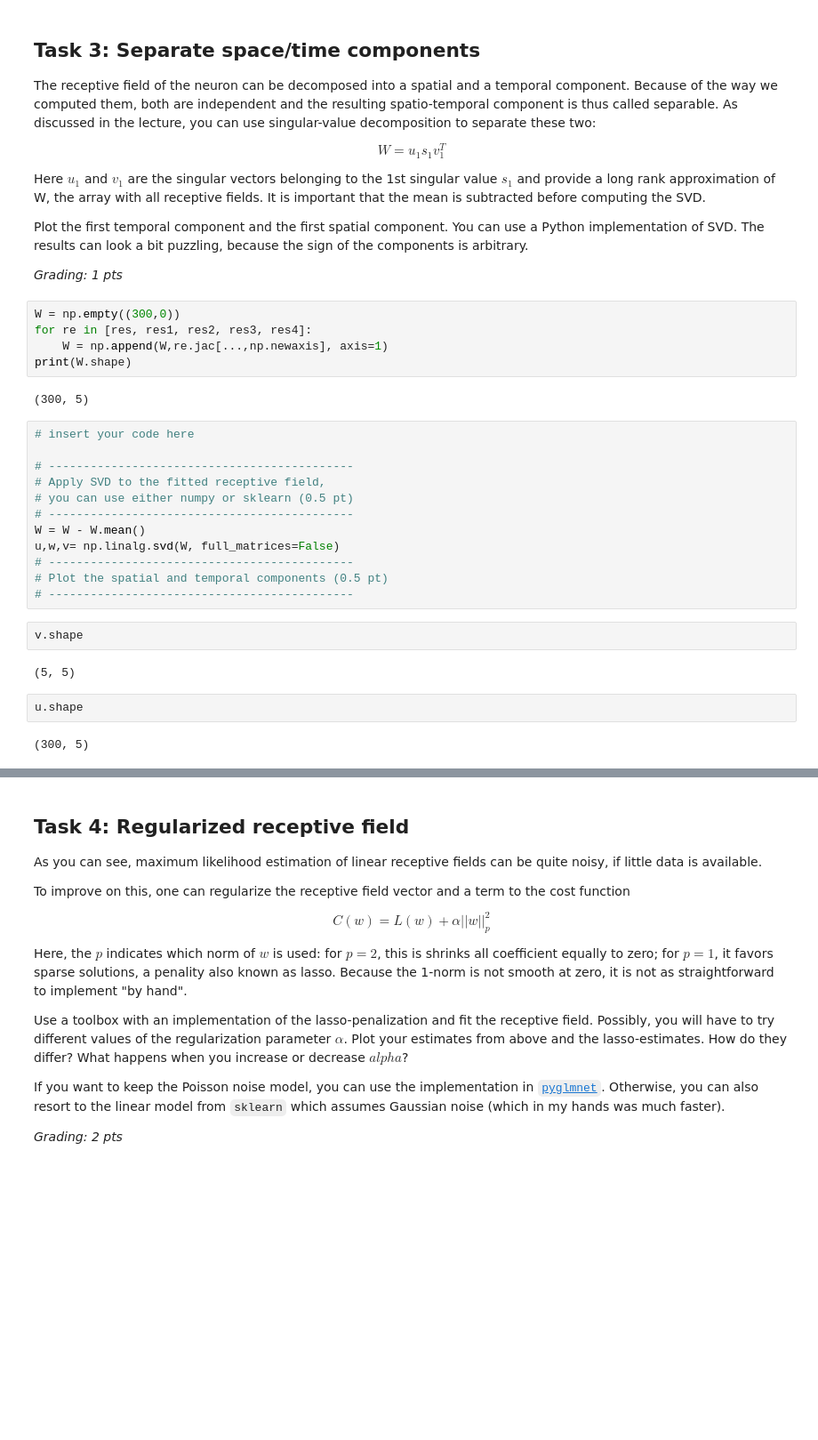
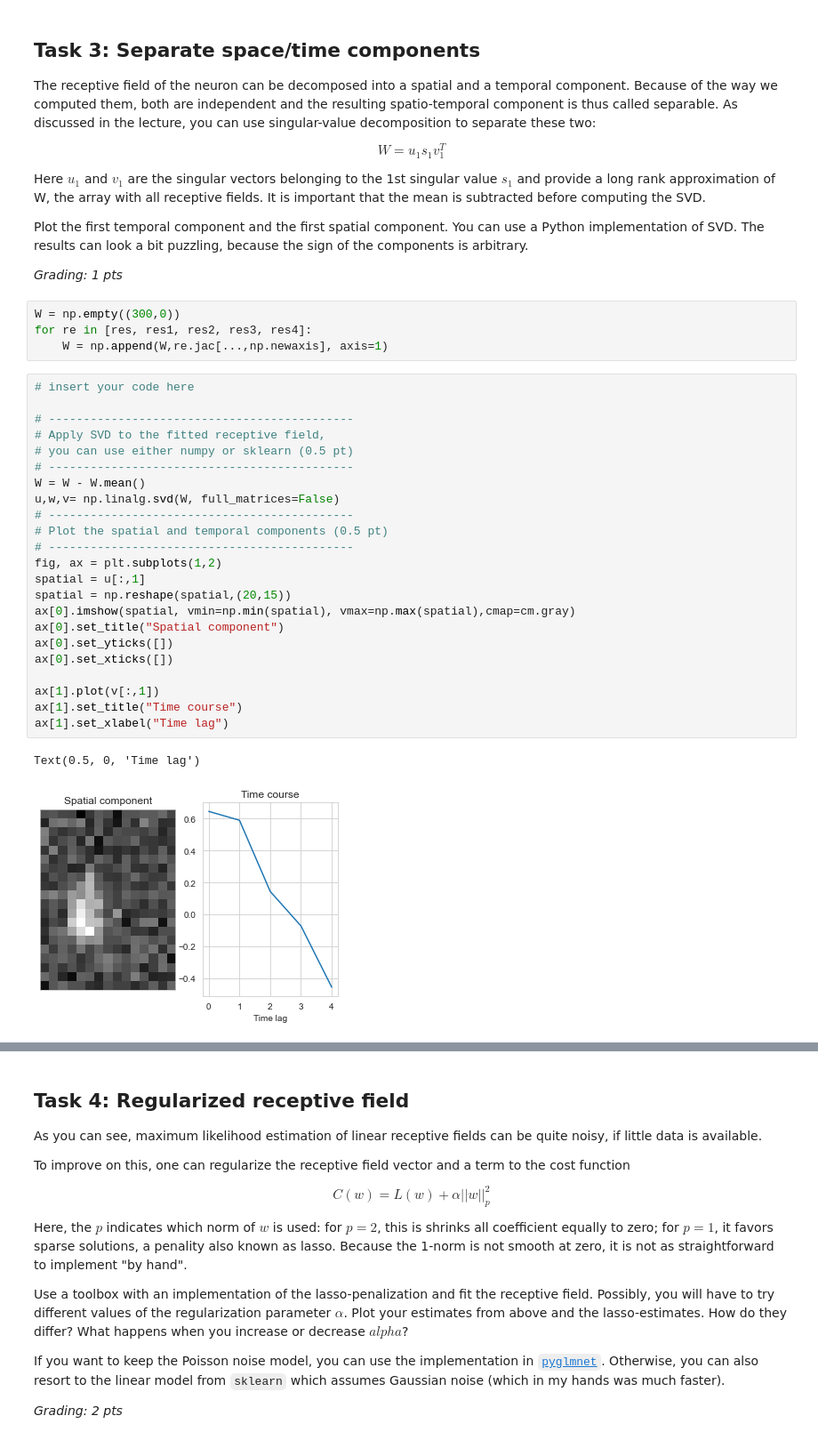
Before and after one commit to mdittschar/NDS, a Jupyter notebook: CodingLab7.ipynb, the cells around one changed output, grey strips where cells are left out. Shown: that part at 89% size. Cells and saved outputs as stored; diff of their text form; blank space fills up the shorter version.

```diff
--- a/CodingLab7.ipynb
+++ b/CodingLab7.ipynb
@@ -568,26 +431,29 @@ Plot the first temporal component and the first spatial component. You can use a
 W = np.empty((300,0))
 for re in [res, res1, res2, res3, res4]:
     W = np.append(W,re.jac[...,np.newaxis], axis=1)
-print(W.shape)
-# %% [output]
-(300, 5)
 # %%
 # insert your code here
 
 # --------------------------------------------
 # Apply SVD to the fitted receptive field,
 # you can use either numpy or sklearn (0.5 pt)
 # --------------------------------------------
 W = W - W.mean()
 u,w,v= np.linalg.svd(W, full_matrices=False)
 # --------------------------------------------
 # Plot the spatial and temporal components (0.5 pt)
 # --------------------------------------------
+fig, ax = plt.subplots(1,2)
+spatial = u[:,1]
+spatial = np.reshape(spatial,(20,15))
+ax[0].imshow(spatial, vmin=np.min(spatial), vmax=np.max(spatial),cmap=cm.gray)
+ax[0].set_title("Spatial component")
+ax[0].set_yticks([])
+ax[0].set_xticks([])
+
+ax[1].plot(v[:,1])
+ax[1].set_title("Time course")
+ax[1].set_xlabel("Time lag")
+# %% [output]
+Text(0.5, 0, 'Time lag')
+[figure, added]
-# %%
-v.shape
-# %% [output]
-(5, 5)
-# %%
-u.shape
-# %% [output]
-(300, 5)
```
Also changed, not shown: parts of 27 cells of this notebook.
